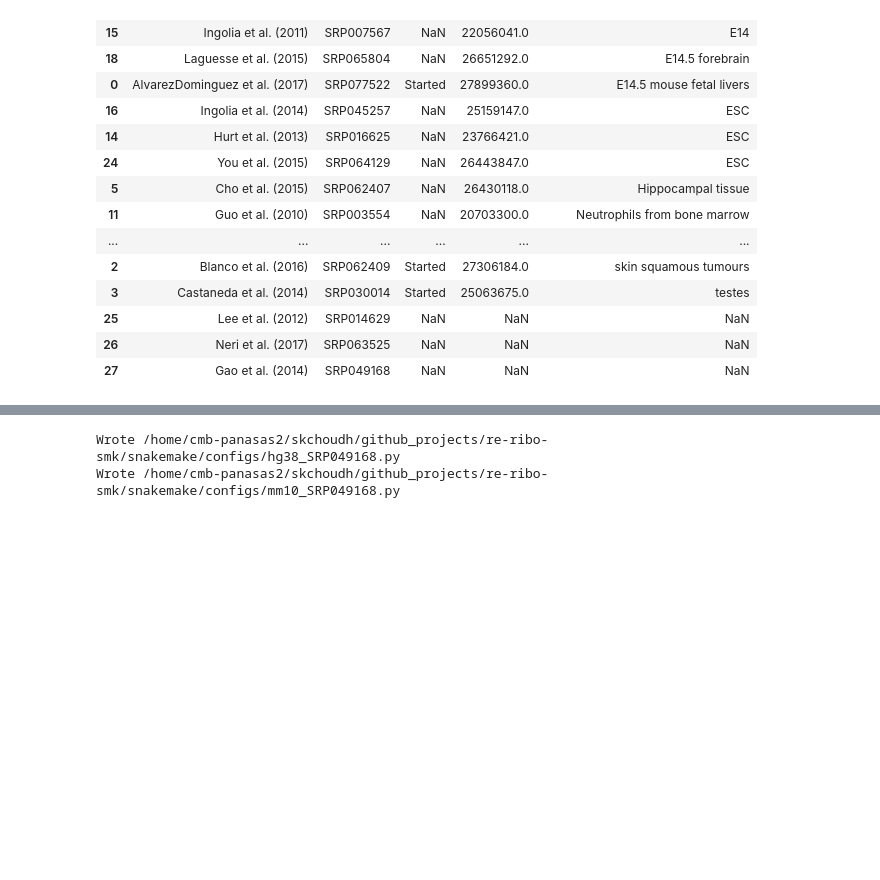
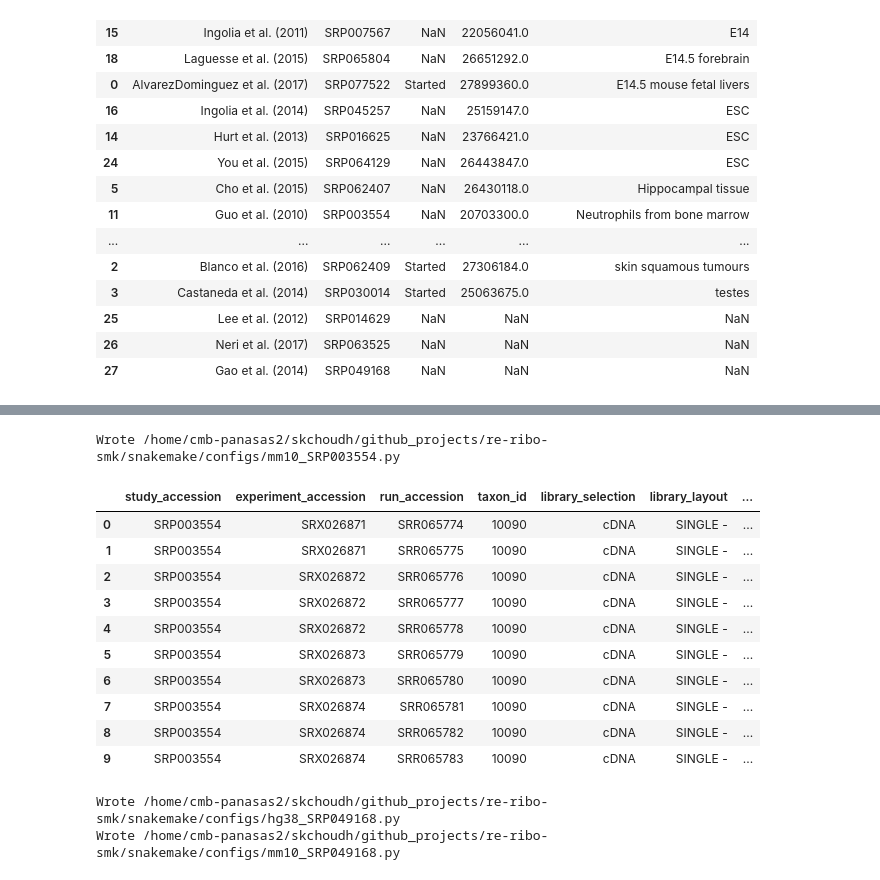
Before and after one commit to saketkc/re-ribo-smk, a Jupyter notebook: notebooks/Symlink-RiboSeq-samples.ipynb, the cells around one changed output, grey strips where cells are left out. Cells and saved outputs as stored; diff of their text form; code cells hidden in the pictures; blank space fills up the shorter version.

```diff
--- a/notebooks/Symlink-RiboSeq-samples.ipynb
+++ b/notebooks/Symlink-RiboSeq-samples.ipynb
@@ -71,3 +92,22 @@ db = SRAdb('/staging/as/skchoudh/SRAmetadb.sqlite')
+# %%
+srp = 'SRP003554'
+df = db.sra_convert(srp)
+copy_sra_data(df)
+create_config_file(df=df)
+df
+# %% [output]
+Wrote /home/cmb-panasas2/skchoudh/github_projects/re-ribo-smk/snakemake/configs/mm10_SRP003554.py
+|  | study_accession | experiment_accession | run_accession | taxon_id | library_selection | library_layout | ... |
+| 0 | SRP003554 | SRX026871 | SRR065774 | 10090 | cDNA | SINGLE - | ... |
+| 1 | SRP003554 | SRX026871 | SRR065775 | 10090 | cDNA | SINGLE - | ... |
+| 2 | SRP003554 | SRX026872 | SRR065776 | 10090 | cDNA | SINGLE - | ... |
+| 3 | SRP003554 | SRX026872 | SRR065777 | 10090 | cDNA | SINGLE - | ... |
+| 4 | SRP003554 | SRX026872 | SRR065778 | 10090 | cDNA | SINGLE - | ... |
+| 5 | SRP003554 | SRX026873 | SRR065779 | 10090 | cDNA | SINGLE - | ... |
+| 6 | SRP003554 | SRX026873 | SRR065780 | 10090 | cDNA | SINGLE - | ... |
+| 7 | SRP003554 | SRX026874 | SRR065781 | 10090 | cDNA | SINGLE - | ... |
+| 8 | SRP003554 | SRX026874 | SRR065782 | 10090 | cDNA | SINGLE - | ... |
+| 9 | SRP003554 | SRX026874 | SRR065783 | 10090 | cDNA | SINGLE - | ... |
 # %%
 srp = 'SRP049168'
 df = db.sra_convert(srp)
```
Also changed, not shown: parts of 5 cells of this notebook, 4 other files.
